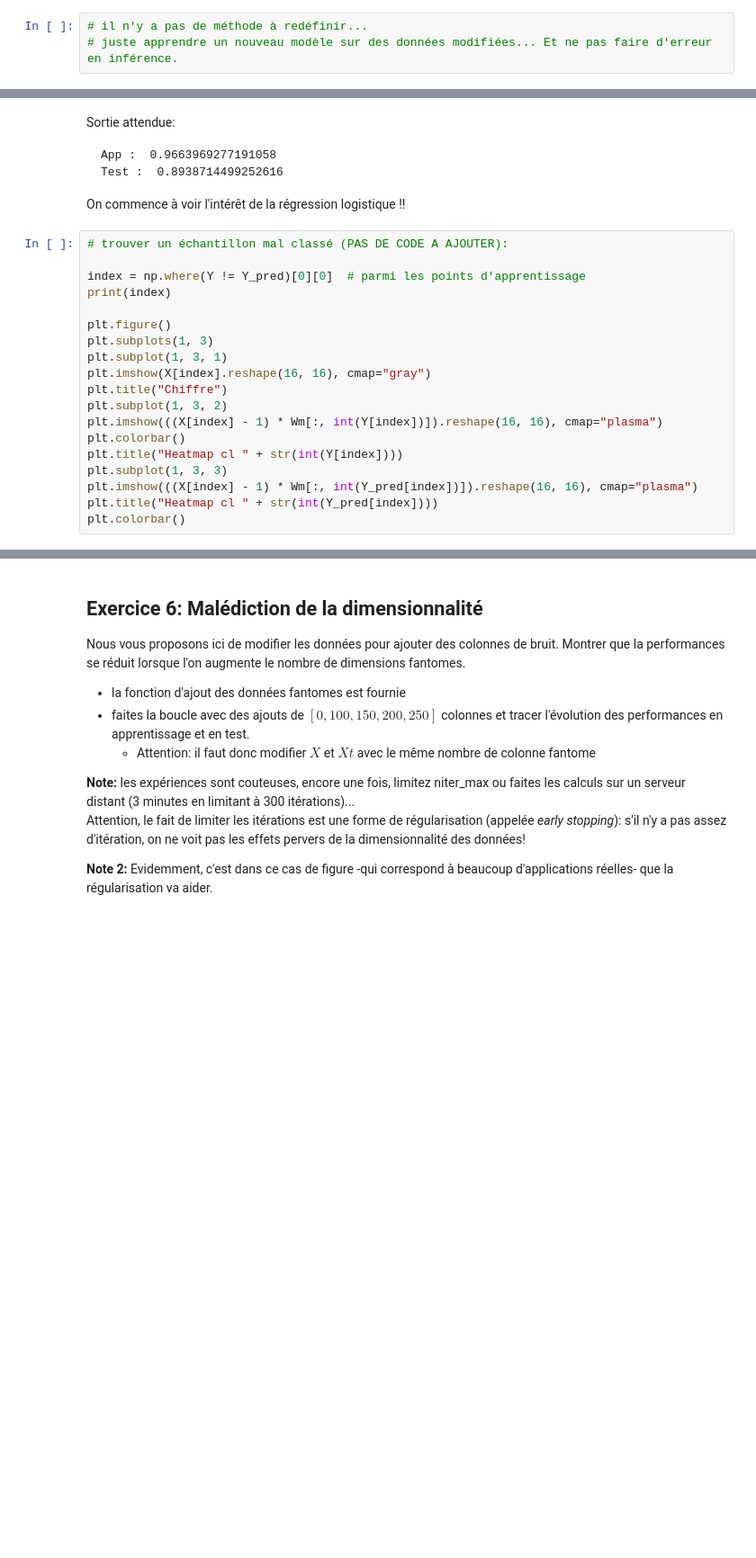
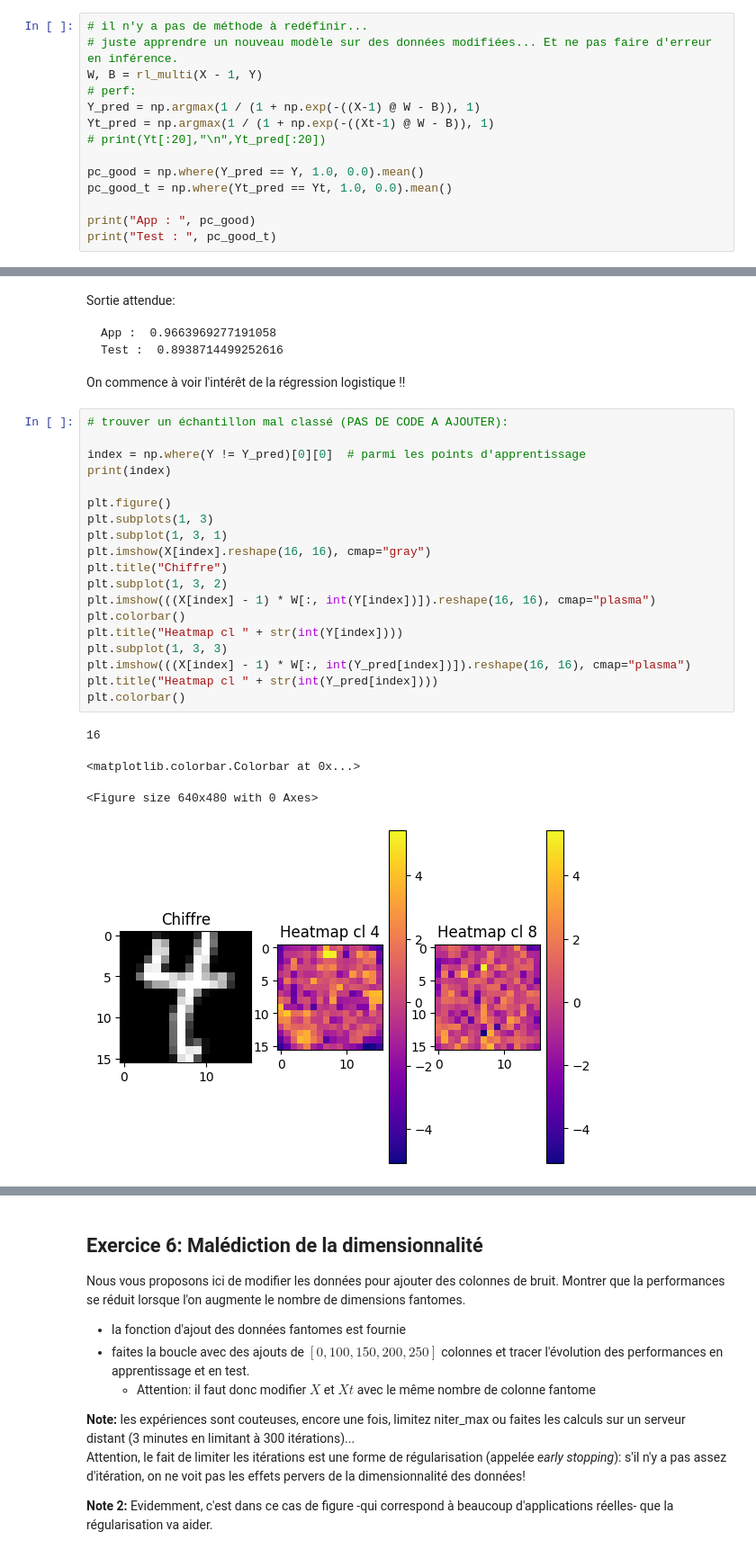
Before and after one commit to dataymeric/DAC, a Jupyter notebook: tme10/RegLog-etu.ipynb, the cells around one changed output, grey strips where cells are left out. Shown: that part at 90% size. Cells and saved outputs as stored; diff of their text form; blank space fills up the shorter version.

```diff
--- a/tme10/RegLog-etu.ipynb
+++ b/tme10/RegLog-etu.ipynb
@@ -398,3 +497,14 @@ Note: avec la régression logistique, les classes $Y$ doivent être dans $\mathc
 # %%
 # il n'y a pas de méthode à redéfinir...
 # juste apprendre un nouveau modèle sur des données modifiées... Et ne pas faire d'erreur en inférence.
+W, B = rl_multi(X - 1, Y)
+# perf:
+Y_pred = np.argmax(1 / (1 + np.exp(-((X-1) @ W - B)), 1)
+Yt_pred = np.argmax(1 / (1 + np.exp(-((Xt-1) @ W - B)), 1)
+# print(Yt[:20],"\n",Yt_pred[:20])
+
+pc_good = np.where(Y_pred == Y, 1.0, 0.0).mean()
+pc_good_t = np.where(Yt_pred == Yt, 1.0, 0.0).mean()
+
+print("App : ", pc_good)
+print("Test : ", pc_good_t)
@@ -408,22 +531,27 @@ On commence à voir l'intérêt de la régression logistique !!
 # %%
 # trouver un échantillon mal classé (PAS DE CODE A AJOUTER):
 
 index = np.where(Y != Y_pred)[0][0]  # parmi les points d'apprentissage
 print(index)
 
 plt.figure()
 plt.subplots(1, 3)
 plt.subplot(1, 3, 1)
 plt.imshow(X[index].reshape(16, 16), cmap="gray")
 plt.title("Chiffre")
 plt.subplot(1, 3, 2)
-plt.imshow(((X[index] - 1) * Wm[:, int(Y[index])]).reshape(16, 16), cmap="plasma")
+plt.imshow(((X[index] - 1) * W[:, int(Y[index])]).reshape(16, 16), cmap="plasma")
 plt.colorbar()
 plt.title("Heatmap cl " + str(int(Y[index])))
 plt.subplot(1, 3, 3)
-plt.imshow(((X[index] - 1) * Wm[:, int(Y_pred[index])]).reshape(16, 16), cmap="plasma")
+plt.imshow(((X[index] - 1) * W[:, int(Y_pred[index])]).reshape(16, 16), cmap="plasma")
 plt.title("Heatmap cl " + str(int(Y_pred[index])))
 plt.colorbar()
+# %% [output]
+16
+<matplotlib.colorbar.Colorbar at 0x...>
+<Figure size 640x480 with 0 Axes>
+[figure, added]
 # %% [markdown]
 ## Exercice 6: Régularisation, performance & interprétation
 
```
Also changed, not shown: parts of 19 cells of this notebook, 2 other files.
